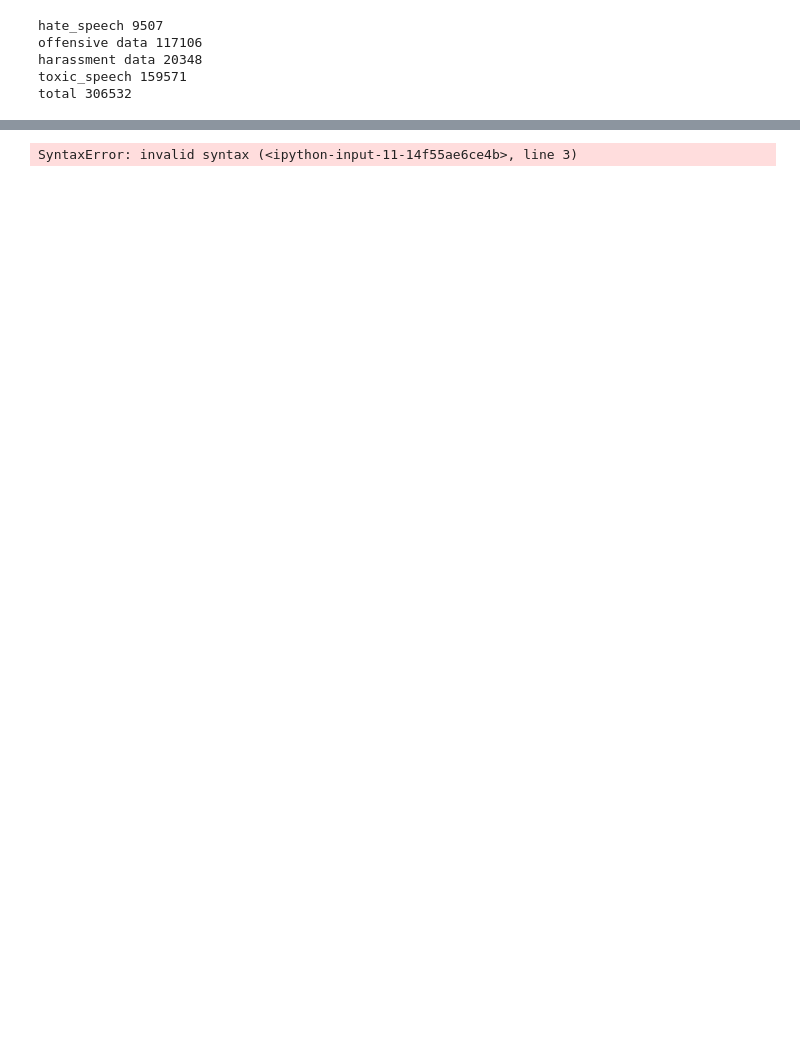
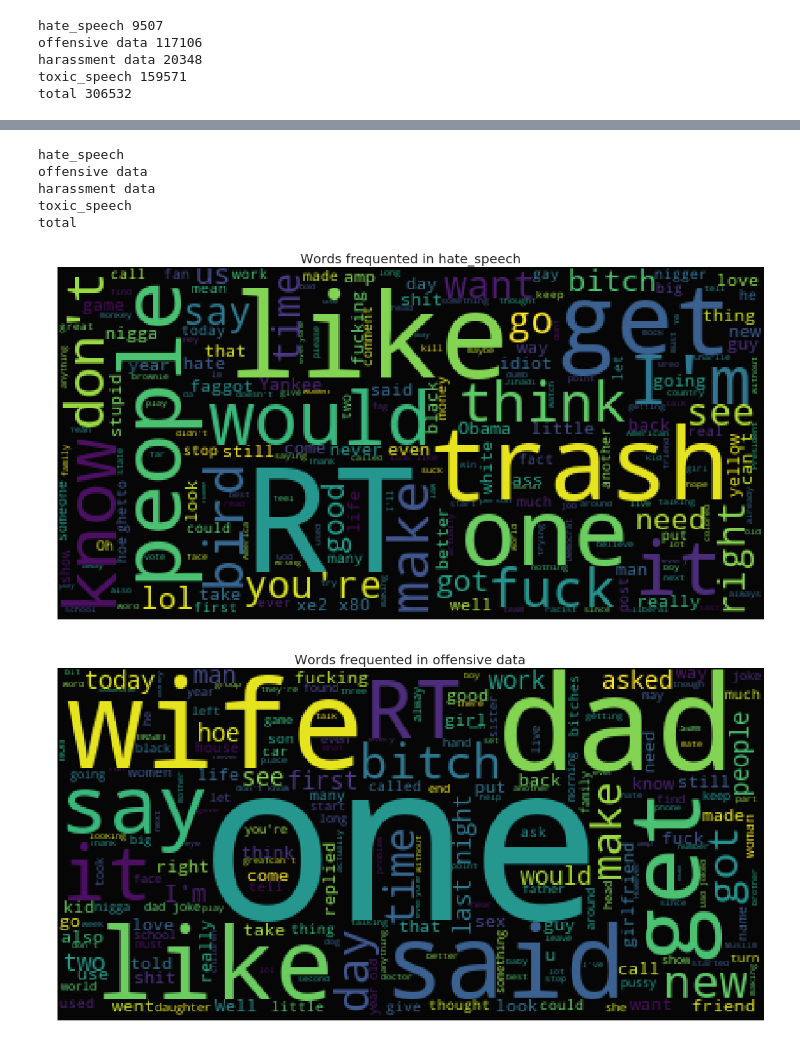
Before and after one commit to AniSkywalker/OffensiveContentDetection, a Jupyter notebook: src/EDA.ipynb, the cells around one changed output, grey strips where cells are left out. Drawn from its saved outputs; the diff is of its cells as text; code cells hidden in the pictures; blank space fills up the shorter version.

```diff
--- a/src/EDA.ipynb
+++ b/src/EDA.ipynb
@@ -111,16 +120,22 @@ plt.show()
 # %%
 for k,v in datasets.items():
     print(k)
-
+    v['text']=[' '.join([f for f in str(t).split(' ') if not f.startswith('http')]) for t in v['text']]
 
 
     text=' '.join(v['text'])
-    wc= WordCloud(background_color="black",max_words=2000,stopwords=st_words)
+    wc= WordCloud(background_color="black",max_words=200,stopwords=st_words)
     wc.generate(text)
     plt.figure(figsize=(20,10))
     plt.axis("off")
     plt.title("Words frequented in " + k, fontsize=20)
     plt.imshow(wc.recolor(colormap= 'viridis' , random_state=17), alpha=0.98)
 plt.show()
 # %% [output]
-SyntaxError: invalid syntax (<ipython-input-11-14f55ae6ce4b>, line 3)
+hate_speech
+offensive data
+harassment data
+toxic_speech
+total
+[figure, added]
+[figure, added]
```
Also changed, not shown: parts of 11 cells of this notebook.
